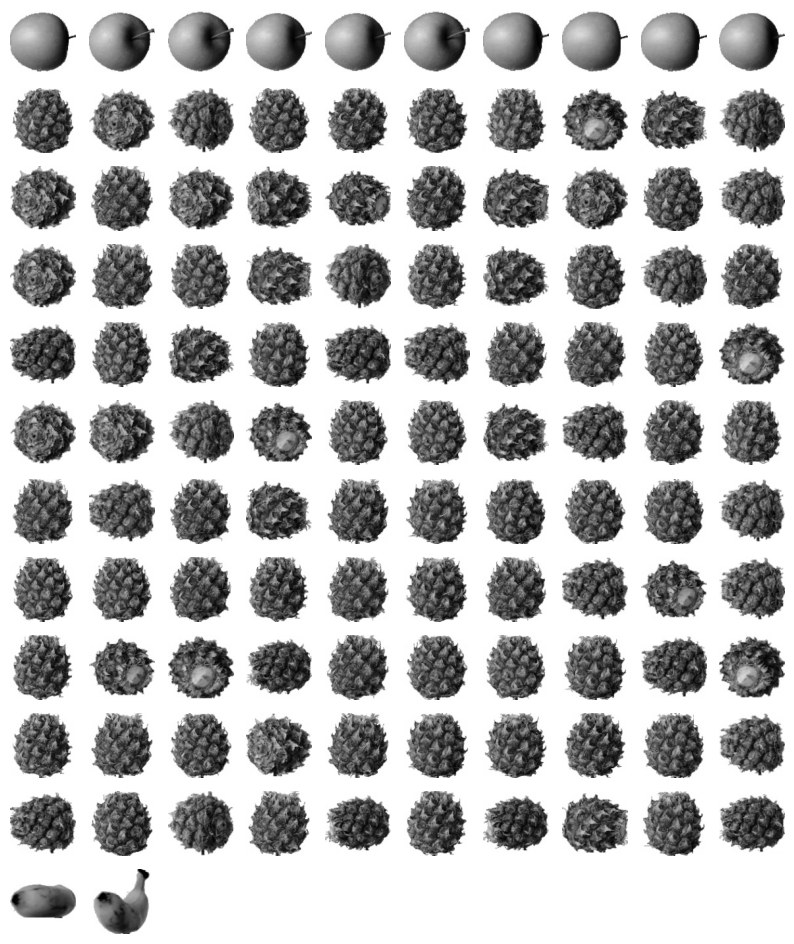
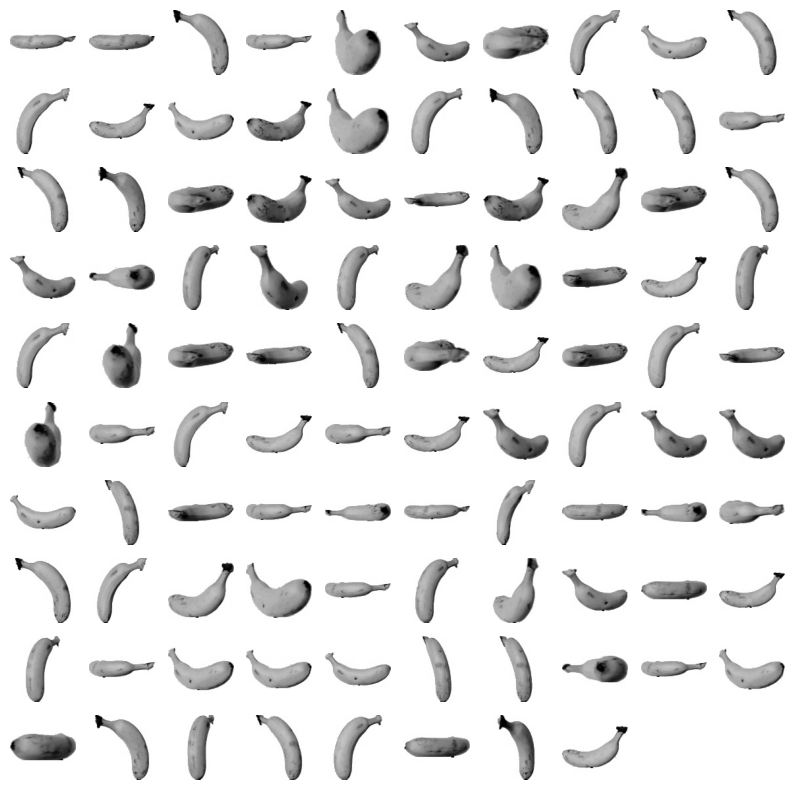
Unified diff of the notebook cell whose output changed from the first chart to the second:
--- before
+++ after
@@ -16,5 +16,5 @@
 
 #각 labels_값에 대한 이미지를 출력하는 함수를 만듦
-def draw_fruits(arr, ratio=1):
+def draw_fruits(arr, ratio=1): #ratio는 figsize 지정(rows, cols 수만큼 인치 단위로 지정)
     n = len(arr)
     rows = int(np.ceil(n/10))
@@ -23,8 +23,21 @@
     for i in range(rows):
         for j in range(cols):
-            if i*10+j<n:
+            if i*10+j<n: #마지막 행은 열이 비어 있을 수 있음
                 axs[i,j].imshow(arr[i*10+j], cmap='gray_r')
             axs[i,j].axis('off')
     plt.show()
 
-draw_fruits(fruits[km.labels_==0])
+draw_fruits(fruits[km.labels_==1]) #KMeans로 분류한 클러스터 중 0번 클러스터를 불리언 인덱싱으로 추출
+
+#클러스터의 중심 출력: cluster_centers_ 속성에 저장되어 있음
+draw_fruits(km.cluster_centers_.reshape(-1, 100, 100), ratio=3)
+
+#fruits_2d 배열(300, 10000)에서 인덱스가 100인 샘플에서 각 클러스터 중심까지의 거리 계산
+print(km.transform(fruits_2d[100:101])) #fruits_2d[100]로 입력하면 1차원 배열이 되어 오류가 발생함
+
+#100번째 샘플에 대한 예측 클래스 출력
+print(km.predict(fruits_2d[100:101]))
+draw_fruits(fruits[100:101])
+
+#k-평균 알고리즘이 최적의 클러스터를 찾을 때까지 반복한 횟수 출력(n_iter_ 속성)
+print(km.n_iter_)

Commit: pca추가1(연구실)